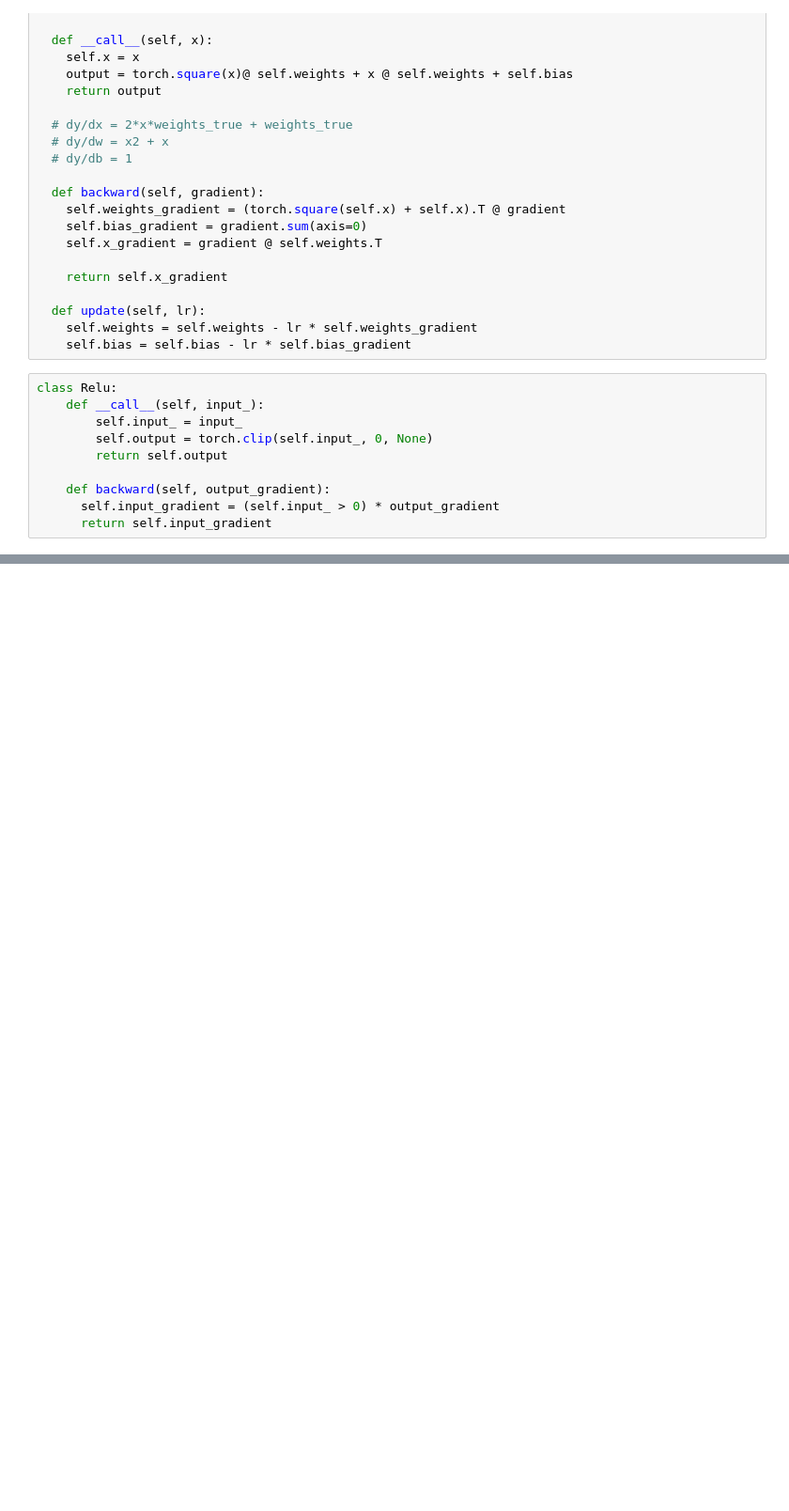
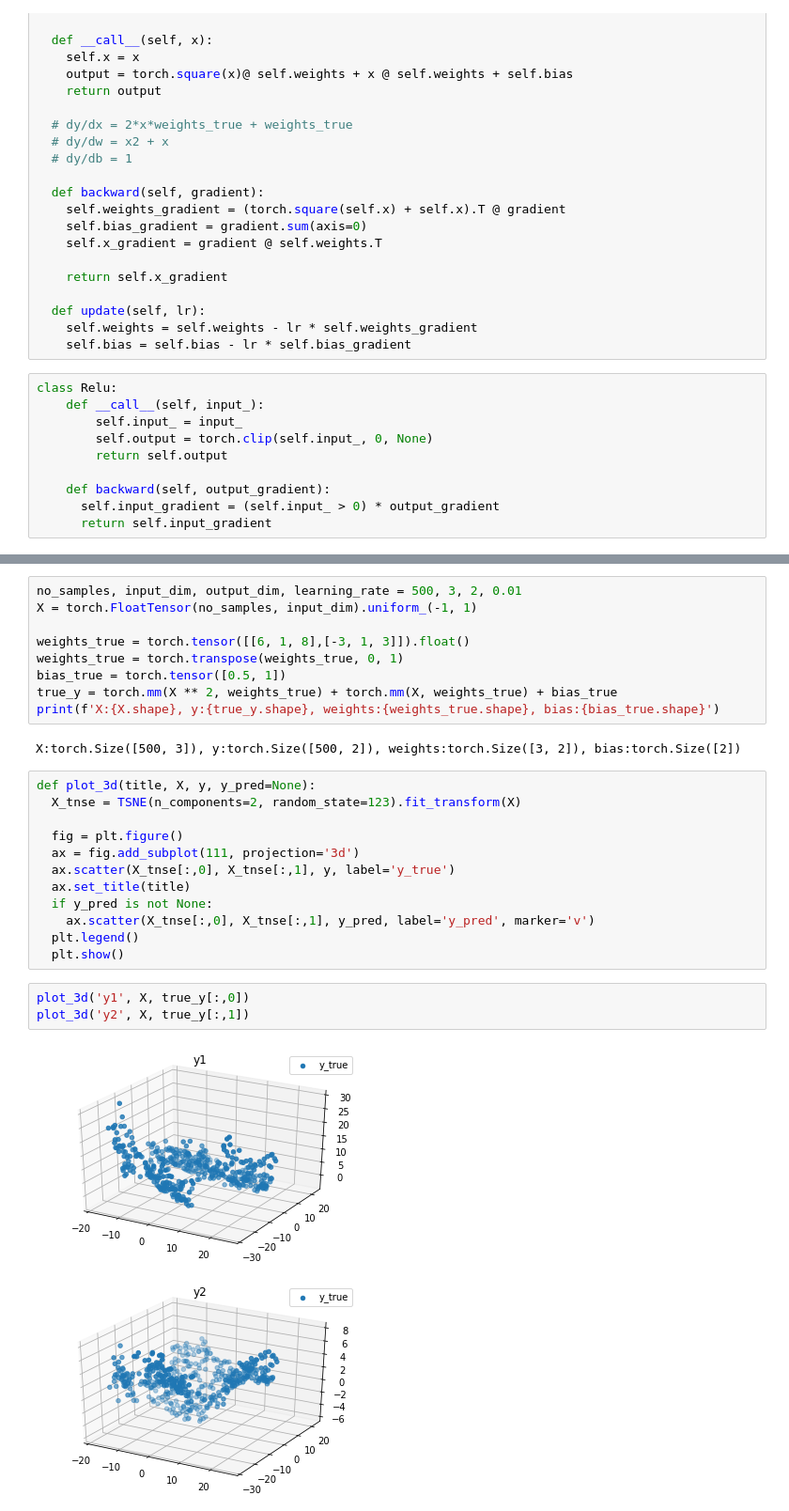
Before and after one commit to rameshavinash94/Deep_learning_Scratch, a Jupyter notebook: pytorch.ipynb, the cells around one changed output, grey strips where cells are left out. Shown: that part at 94% size. Cells and saved outputs as stored; diff of their text form; blank space fills up the shorter version.

```diff
--- a/pytorch.ipynb
+++ b/pytorch.ipynb
@@ -193,0 +262,29 @@ Epoch 69, loss 0.2843656539916992
+# %%
+no_samples, input_dim, output_dim, learning_rate = 500, 3, 2, 0.01
+X = torch.FloatTensor(no_samples, input_dim).uniform_(-1, 1)
+
+weights_true = torch.tensor([[6, 1, 8],[-3, 1, 3]]).float()
+weights_true = torch.transpose(weights_true, 0, 1)
+bias_true = torch.tensor([0.5, 1])
+true_y = torch.mm(X ** 2, weights_true) + torch.mm(X, weights_true) + bias_true
+print(f'X:{X.shape}, y:{true_y.shape}, weights:{weights_true.shape}, bias:{bias_true.shape}')
+# %% [output]
+X:torch.Size([500, 3]), y:torch.Size([500, 2]), weights:torch.Size([3, 2]), bias:torch.Size([2])
+# %%
+def plot_3d(title, X, y, y_pred=None):
+  X_tnse = TSNE(n_components=2, random_state=123).fit_transform(X)
+
+  fig = plt.figure()
+  ax = fig.add_subplot(111, projection='3d')
+  ax.scatter(X_tnse[:,0], X_tnse[:,1], y, label='y_true')
+  ax.set_title(title)
+  if y_pred is not None:
+    ax.scatter(X_tnse[:,0], X_tnse[:,1], y_pred, label='y_pred', marker='v')
+  plt.legend()
+  plt.show()
+# %%
+plot_3d('y1', X, true_y[:,0])
+plot_3d('y2', X, true_y[:,1])
+# %% [output]
+[figure, added]
+[figure, added]
```
Also changed, not shown: parts of 16 cells of this notebook.
